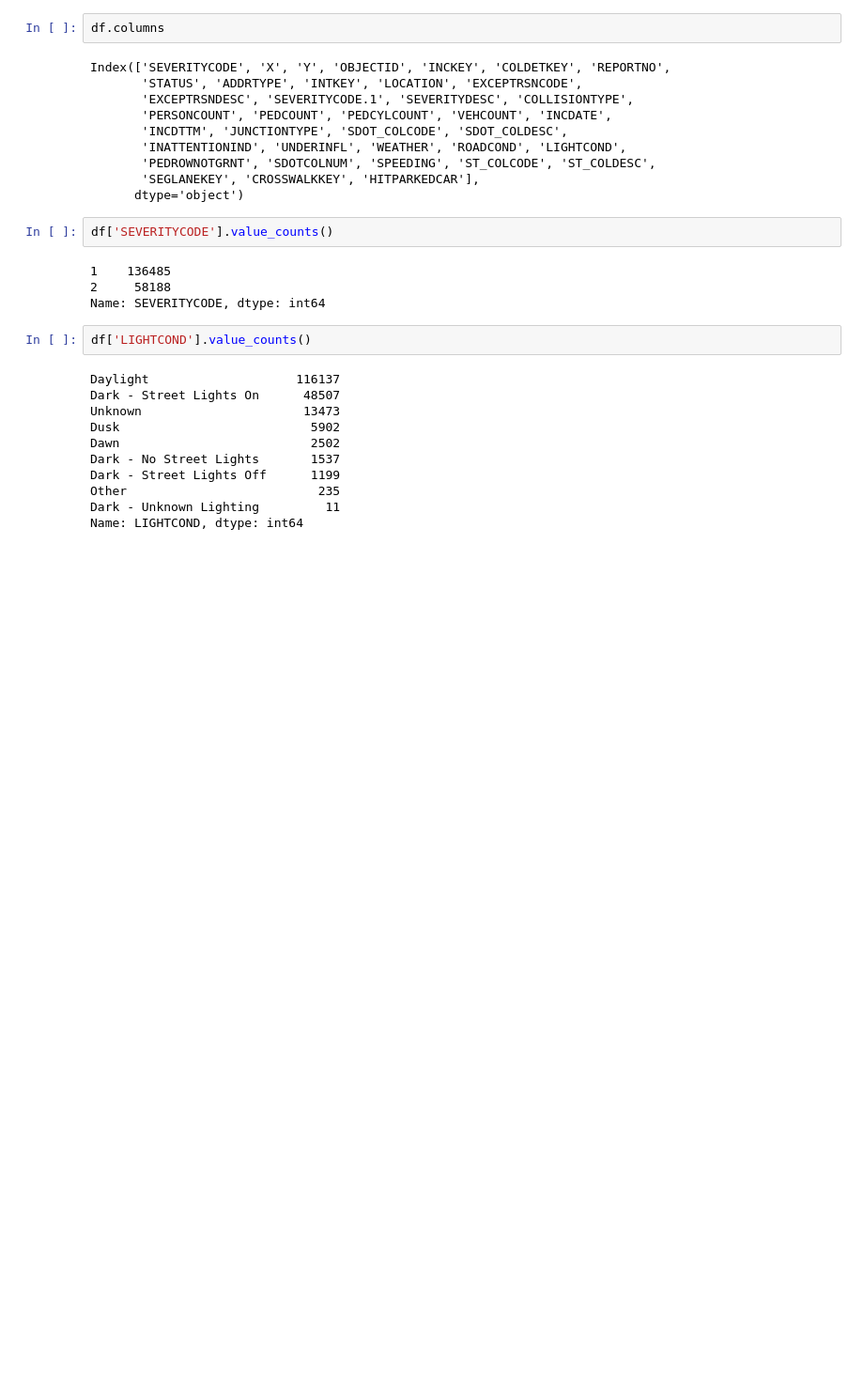
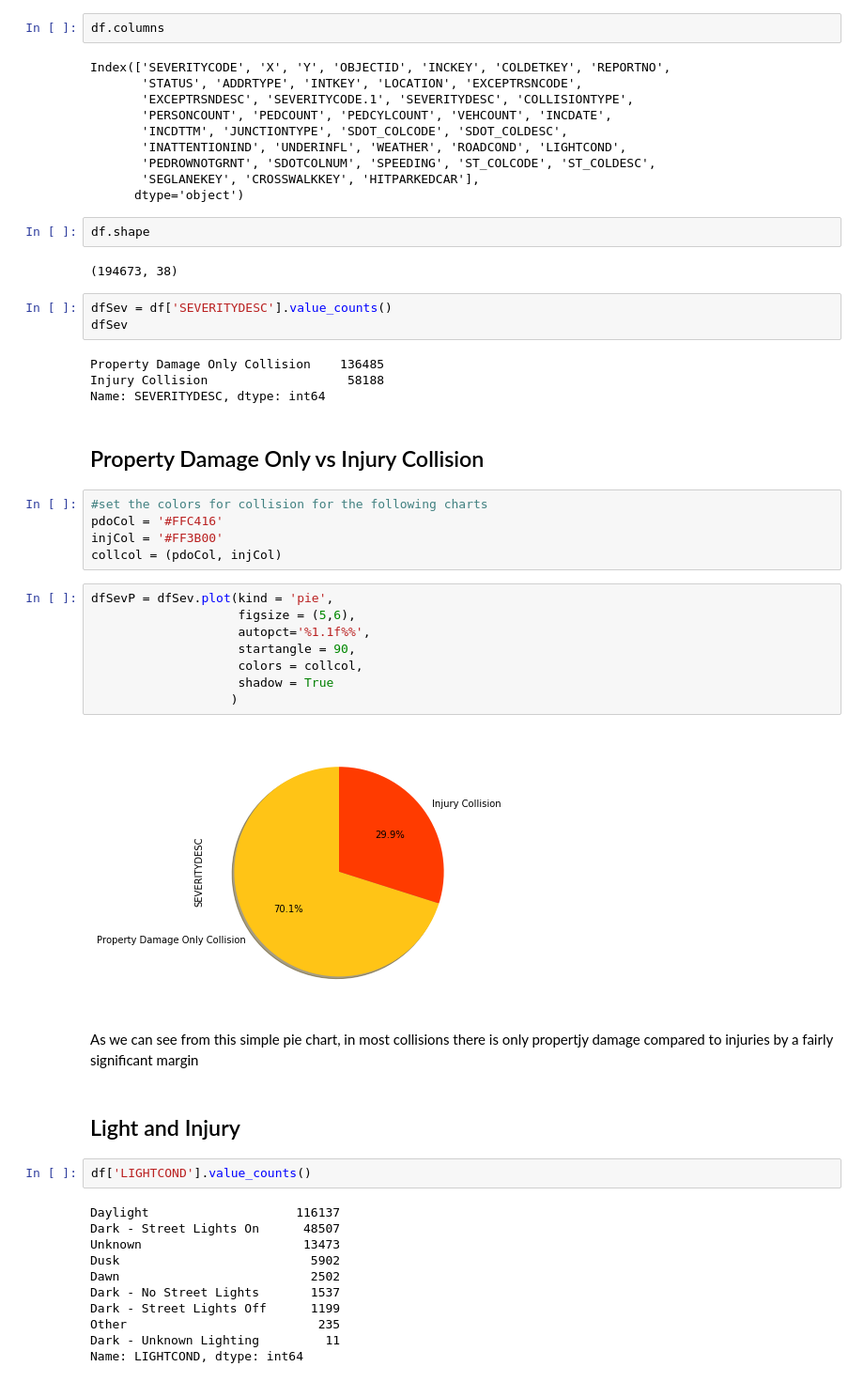
Before and after one commit to Flame-Sage/Coursera_Capstone, a Jupyter notebook: Capstone Notebook.ipynb, the cells around one changed output. Shown at 94% size. Drawn from its saved outputs; the diff is of its cells as text; blank space fills up the shorter version.

Commit message:
Published from Watson Studio. Added a pie chart this time

```diff
--- a/Capstone Notebook.ipynb
+++ b/Capstone Notebook.ipynb
@@ -74,12 +75,38 @@ Index(['SEVERITYCODE', 'X', 'Y', 'OBJECTID', 'INCKEY', 'COLDETKEY', 'REPORTNO',
        'PEDROWNOTGRNT', 'SDOTCOLNUM', 'SPEEDING', 'ST_COLCODE', 'ST_COLDESC',
        'SEGLANEKEY', 'CROSSWALKKEY', 'HITPARKEDCAR'],
       dtype='object')
-# %%
-df['SEVERITYCODE'].value_counts()
-# %% [output]
-1    136485
-2     58188
-Name: SEVERITYCODE, dtype: int64
+# %%
+df.shape
+# %% [output]
+(194673, 38)
+# %%
+dfSev = df['SEVERITYDESC'].value_counts()
+dfSev
+# %% [output]
+Property Damage Only Collision    136485
+Injury Collision                   58188
+Name: SEVERITYDESC, dtype: int64
+# %% [markdown]
+## Property Damage Only vs Injury Collision
+# %%
+#set the colors for collision for the following charts
+pdoCol = '#FFC416'
+injCol = '#FF3B00'
+collcol = (pdoCol, injCol)
+# %%
+dfSevP = dfSev.plot(kind = 'pie',
+                    figsize = (5,6),
+                    autopct='%1.1f%%',
+                    startangle = 90,
+                    colors = collcol,
+                    shadow = True
+                   )
+# %% [output]
+[figure, added]
+# %% [markdown]
+As we can see from this simple pie chart, in most collisions there is only propertjy damage compared to injuries by a fairly significant margin
+# %% [markdown]
+## Light and Injury
 # %%
 df['LIGHTCOND'].value_counts()
 # %% [output]
```
Also changed, not shown: parts of 20 cells of this notebook.
